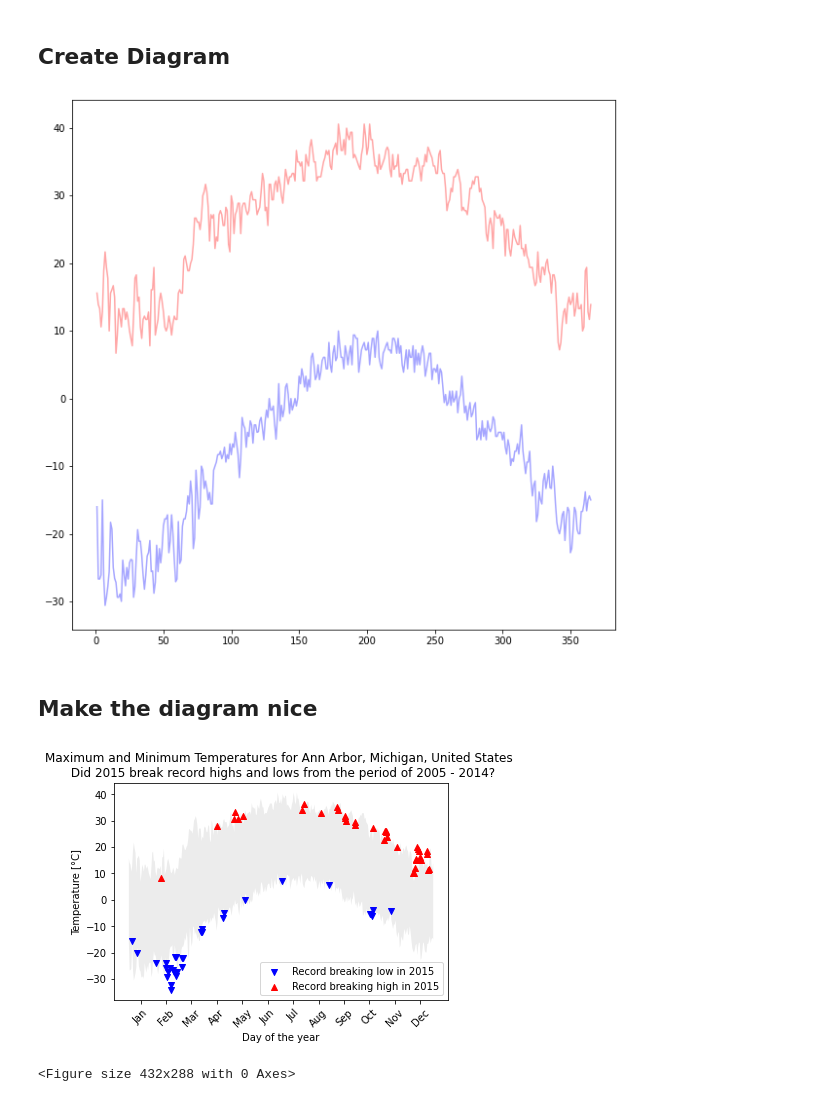
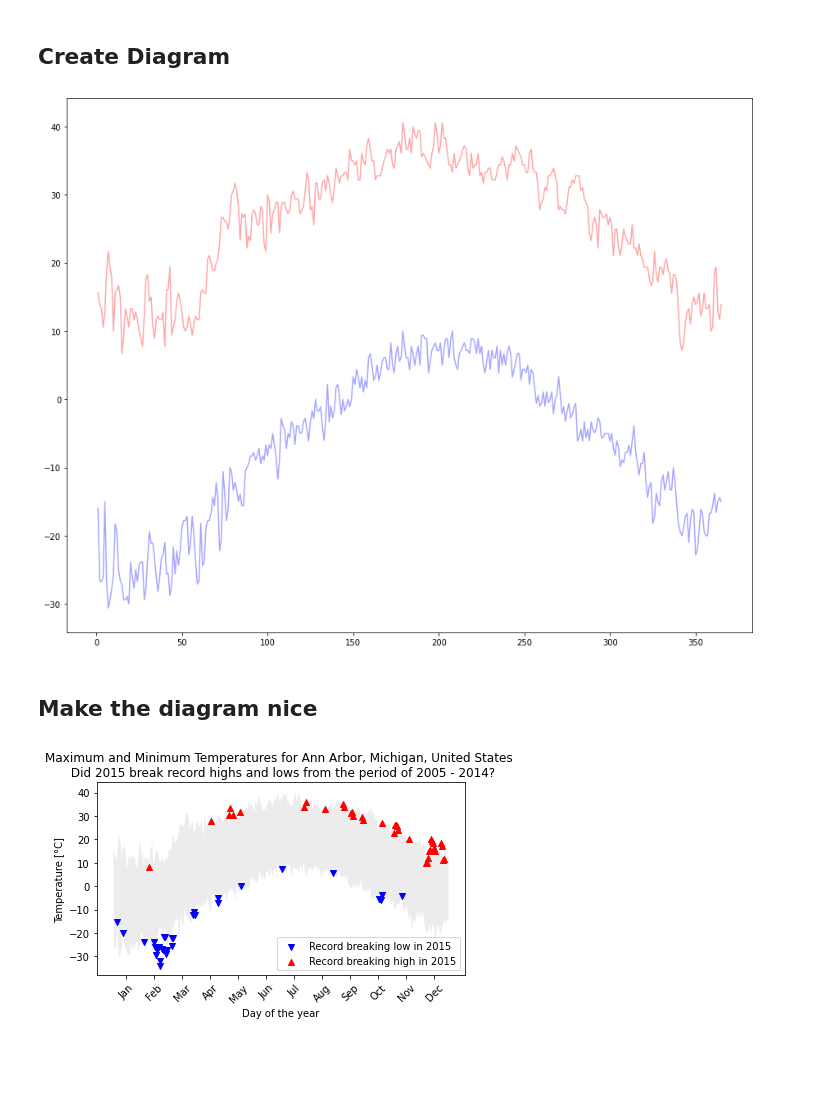
Before and after one commit to janS95/analyzing_weather_data, a Jupyter notebook: weather_data_ann_arbor.ipynb, the cells around one changed output. Drawn from its saved outputs; the diff is of its cells as text; code cells hidden in the pictures; blank space fills up the shorter version.

```diff
--- a/weather_data_ann_arbor.ipynb
+++ b/weather_data_ann_arbor.ipynb
@@ -52,12 +52,12 @@ data_2015_low['Lower'] = data_2015_low['Data_Value'].where(data_2015_low['Data_V
 # %% [markdown]
 ## Create Diagram
 # %%
-plt.figure(figsize=(10,10))
+plt.figure(figsize=(15,12))
 plt.plot(low_df['Day of the year'],low_df['Data_Value'],label='Minimum Temperatures from 2005 - 2014',color='#0000ff',alpha=0.35)
 plt.plot(high_df['Day of the year'],high_df['Data_Value'],label='Maximum Temperatures from 2005 - 2014',color='#ff0000',alpha=0.35)
 plt.show()
 # %% [output]
-[figure, old version]
+[figure, new version]
 # %% [markdown]
 ## Make the diagram nice
 # %%
@@ -79,8 +79,8 @@ x = plt.gca().xaxis
 for item in x.get_ticklabels():
     item.set_rotation(45)
 
-plt.show()
-plt.savefig('images/weather.png', dpi = 300)
+#plt.show()
+plt.tight_layout()
+plt.savefig('images/weather.png',dpi=300, bbox_inches = "tight")
 # %% [output]
-[figure, old version]
+[figure, new version]
-<Figure size 432x288 with 0 Axes>
```
